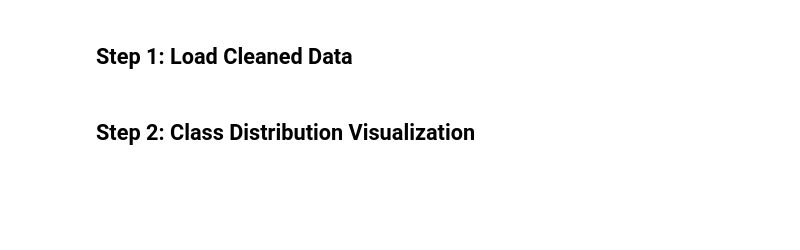
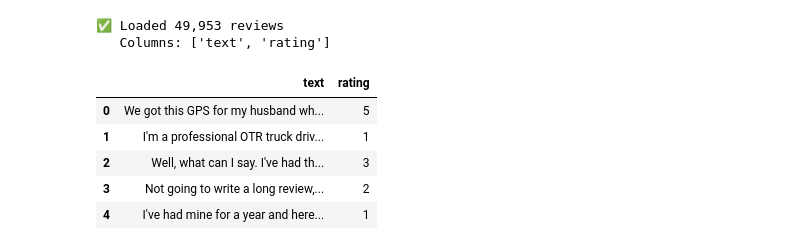
Before and after one commit to Atharv-Girish-Chaudhary/ordinal-sentiment-classification, a Jupyter notebook: notebooks/2_EDA_Visualization.ipynb, the cells around one changed output. Drawn from its saved outputs; the diff is of its cells as text; code cells hidden in the pictures; blank space fills up the shorter version.

```diff
--- a/notebooks/2_EDA_Visualization.ipynb
+++ b/notebooks/2_EDA_Visualization.ipynb
@@ -28,14 +22,19 @@ print("✅ Libraries imported")
-# %% [markdown]
-## Step 1: Load Cleaned Data
 # %%
 # Load cleaned data from Notebook 1
-df = pd.read_csv('amazon_electronics_cleaned.csv')
+df = pd.read_csv('data/amazon_electronics_cleaned.csv')
 
 print(f"✅ Loaded {len(df):,} reviews")
 print(f"   Columns: {list(df.columns)}")
 df.head()
+# %% [output]
+✅ Loaded 49,953 reviews
+   Columns: ['text', 'rating']
+|  | text | rating |
+| 0 | We got this GPS for my husband wh... | 5 |
+| 1 | I'm a professional OTR truck driv... | 1 |
+| 2 | Well, what can I say. I've had th... | 3 |
+| 3 | Not going to write a long review,... | 2 |
+| 4 | I've had mine for a year and here... | 1 |
-# %% [markdown]
-## Step 2: Class Distribution Visualization
 # %%
 # ============================================================================
 # CLASS DISTRIBUTION PLOT (For Report)
```
Also changed, not shown: parts of 13 cells of this notebook, 24 other files.
